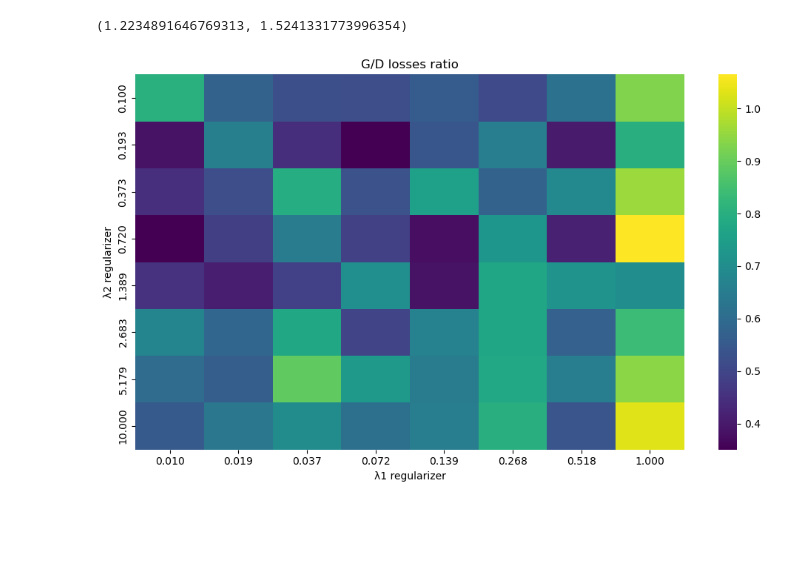
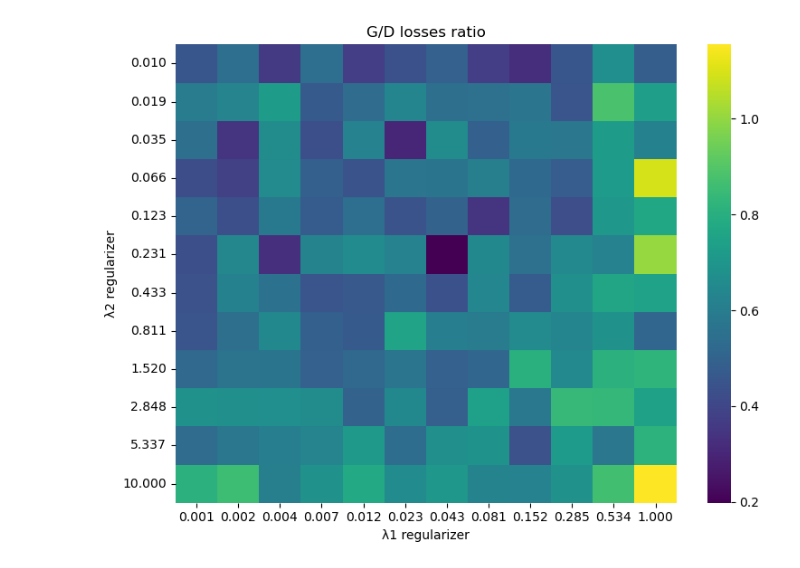
Before and after one commit to FrancescoLR02/MusicGenerator_Project, a Jupyter notebook: TestingCNN.ipynb, the cells around one changed output. Cells and saved outputs as stored; diff of their text form; code cells hidden in the pictures; blank space fills up the shorter version.

```diff
--- a/TestingCNN.ipynb
+++ b/TestingCNN.ipynb
@@ -39,42 +39,35 @@ import Model as M
 GenreMapping = {'metal': 0, 'disco': 1, 'classical': 2, 'hiphop': 3, 'jazz': 4,
           'country': 5, 'pop': 6, 'blues': 7, 'reggae': 8, 'rock': 9}
 # %%
-with open('RandomSearch.pkl', 'rb') as f:
+with open('RandomSearchPart2.pkl', 'rb') as f:
    RandomSearch = pickle.load(f)
-# %%
-list(RandomSearch[0].values())[0]
-# %% [output]
-(1.2234891646769313, 1.5241331773996354)
 # %%
-lambdas = {'λ1': np.logspace(-2, 0, 8), 'λ2': np.logspace(-1, 1, 8)}
+lambdas = {'λ1': np.logspace(-3, 0, 12), 'λ2': np.logspace(-2, 1, 12)}
 
-HeatMap = np.zeros((len(lambdas['λ1']), len(lambdas['λ2'])))
+Ratio = []
+for i in RandomSearch:
 
 
-Ratio = []
-for i in range(len(RandomSearch)):
-
-   v = list(RandomSearch[i].values())[0]
-   r = v[0]/v[1]
+   r = i['loss_g'][-1]/i['loss_d'][-1]
 
    Ratio.append(r)
 
-Ratio = np.reshape(Ratio, (8, 8))
+Ratio = np.reshape(Ratio, (12, 12))
 # %%
 import numpy as np
 import seaborn as sns
 
-plt.figure(figsize=(10, 6))
+plt.figure(figsize=(8, 6))
 sns.heatmap(
     Ratio,
     xticklabels=[f"{x:.3f}" for x in lambdas['λ1']],
     yticklabels=[f"{y:.3f}" for y in lambdas['λ2']],
     cmap="viridis", fmt=".2f"
 )
 plt.xlabel("λ1 regularizer")
 plt.ylabel("λ2 regularizer")
 plt.title("G/D losses ratio")
 plt.tight_layout()
 plt.show()
 # %% [output]
-[figure, old version]
+[figure, new version]
```
Also changed, not shown: parts of 2 cells of this notebook, 9 other files.
